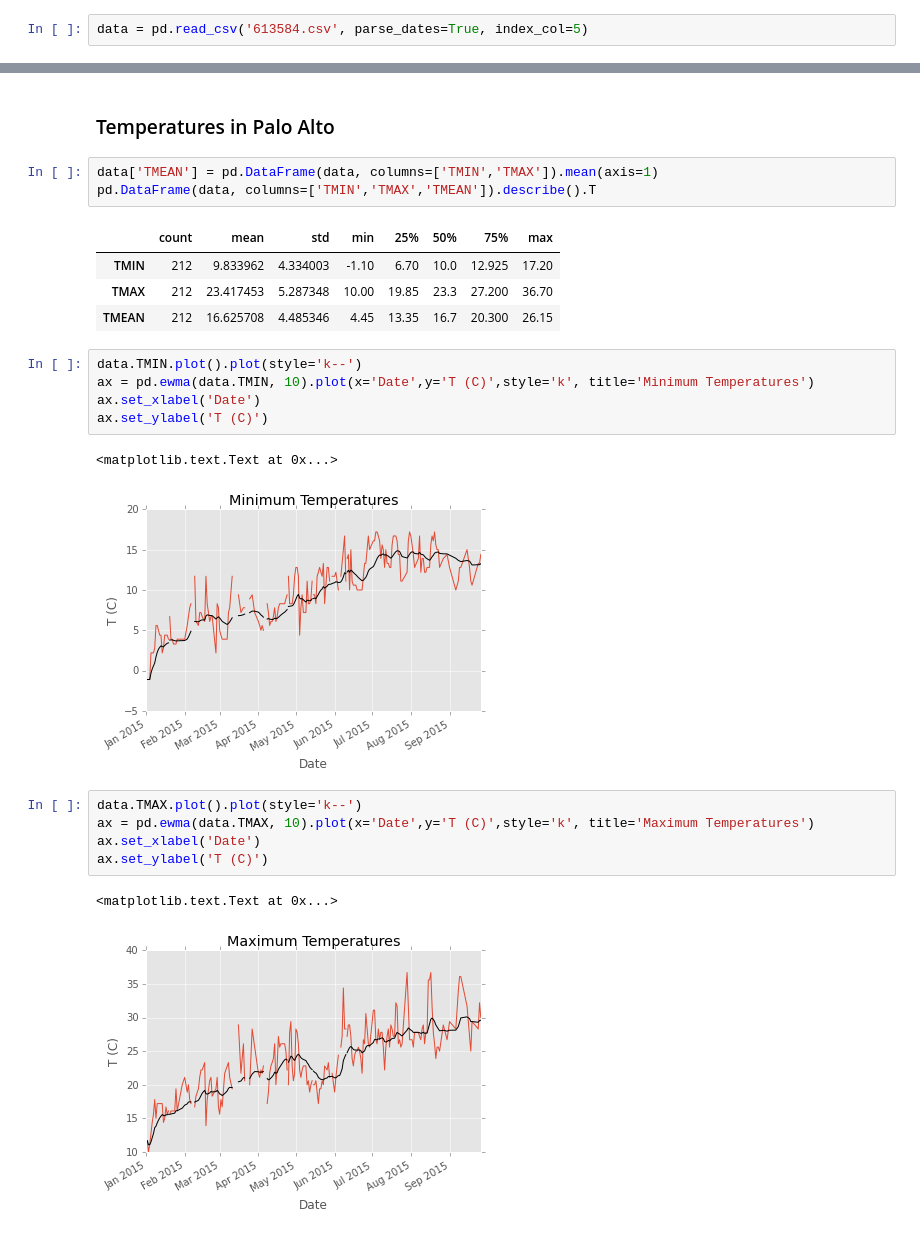
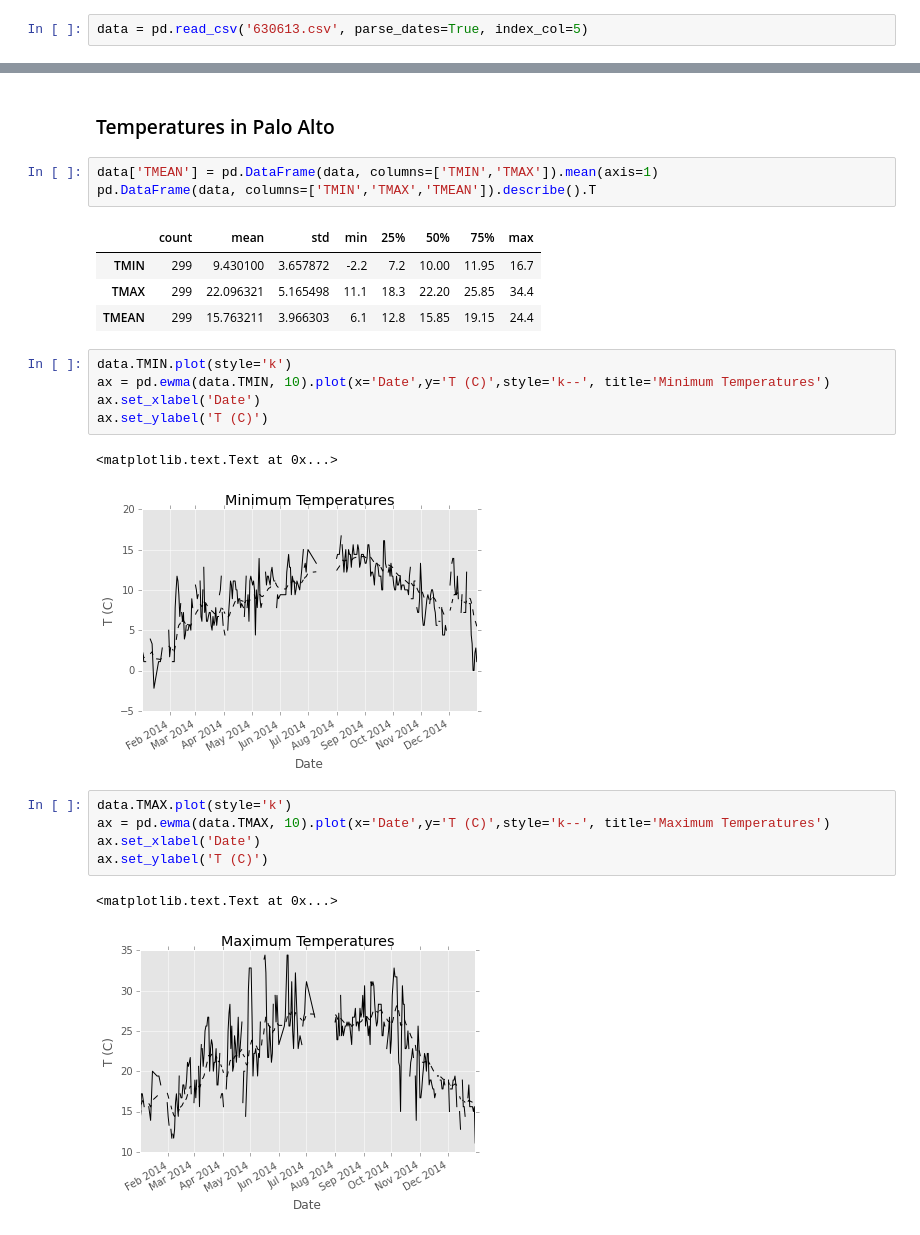
Before and after one commit to dmclark53/Palo-Alto-Weather-2014, a Jupyter notebook: Palo Alto Weather Study.ipynb, the cells around one changed output, grey strips where cells are left out. Drawn from its saved outputs; the diff is of its cells as text.

```diff
--- a/Palo Alto Weather Study.ipynb
+++ b/Palo Alto Weather Study.ipynb
@@ -13,7 +13,7 @@ from datetime import datetime
 # %% [markdown]
 Load and inspect the data:
 # %%
-data = pd.read_csv('613584.csv', parse_dates=True, index_col=5)
+data = pd.read_csv('630613.csv', parse_dates=True, index_col=5)
 # %%
 data.head()
 # %% [output]
@@ -98,23 +98,23 @@ data['TMEAN'] = pd.DataFrame(data, columns=['TMIN','TMAX']).mean(axis=1)
 pd.DataFrame(data, columns=['TMIN','TMAX','TMEAN']).describe().T
 # %% [output]
 |  | count | mean | std | min | 25% | 50% | 75% | max |
-| TMIN | 212 | 9.833962 | 4.334003 | -1.10 | 6.70 | 10.0 | 12.925 | 17.20 |
-| TMAX | 212 | 23.417453 | 5.287348 | 10.00 | 19.85 | 23.3 | 27.200 | 36.70 |
-| TMEAN | 212 | 16.625708 | 4.485346 | 4.45 | 13.35 | 16.7 | 20.300 | 26.15 |
+| TMIN | 299 | 9.430100 | 3.657872 | -2.2 | 7.2 | 10.00 | 11.95 | 16.7 |
+| TMAX | 299 | 22.096321 | 5.165498 | 11.1 | 18.3 | 22.20 | 25.85 | 34.4 |
+| TMEAN | 299 | 15.763211 | 3.966303 | 6.1 | 12.8 | 15.85 | 19.15 | 24.4 |
 # %%
-data.TMIN.plot().plot(style='k--')
-ax = pd.ewma(data.TMIN, 10).plot(x='Date',y='T (C)',style='k', title='Minimum Temperatures')
+data.TMIN.plot(style='k')
+ax = pd.ewma(data.TMIN, 10).plot(x='Date',y='T (C)',style='k--', title='Minimum Temperatures')
 ax.set_xlabel('Date')
 ax.set_ylabel('T (C)')
 # %% [output]
 <matplotlib.text.Text at 0x...>
-[figure, old version]
+[figure, new version]
 # %%
-data.TMAX.plot().plot(style='k--')
-ax = pd.ewma(data.TMAX, 10).plot(x='Date',y='T (C)',style='k', title='Maximum Temperatures')
+data.TMAX.plot(style='k')
+ax = pd.ewma(data.TMAX, 10).plot(x='Date',y='T (C)',style='k--', title='Maximum Temperatures')
 ax.set_xlabel('Date')
 ax.set_ylabel('T (C)')
 # %% [output]
 <matplotlib.text.Text at 0x...>
-[figure, old version]
+[figure, new version]
 # %%
```
Also changed, not shown: parts of 15 cells of this notebook, 7 other files.
